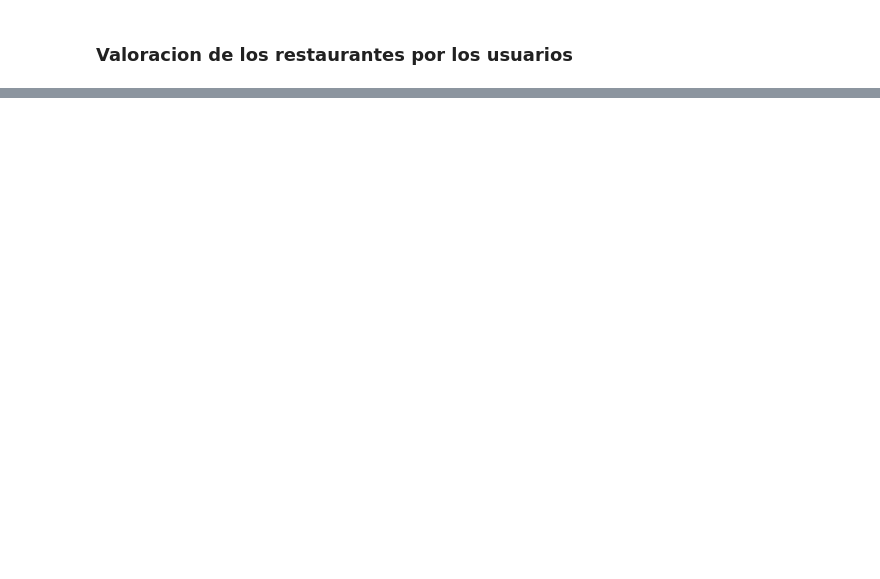
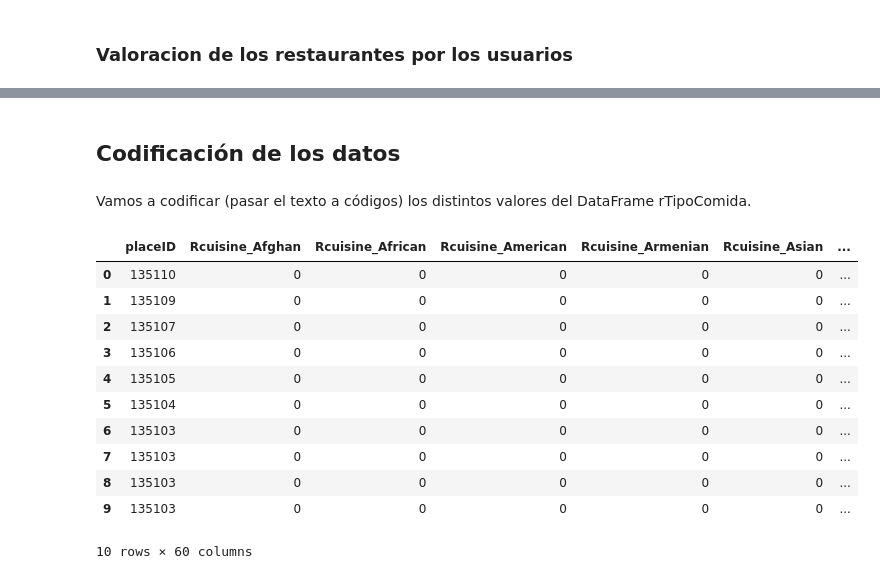
Before and after one commit to jorgeserranodelcerro/TFM_recommender_system, a Jupyter notebook: TFM.ipynb, the cells around one changed output, grey strips where cells are left out. Drawn from its saved outputs; the diff is of its cells as text; code cells hidden in the pictures; blank space fills up the shorter version.

Commit message:
Conocimiento de datos e inicio de codificacion

```diff
--- a/TFM.ipynb
+++ b/TFM.ipynb
@@ -271,0 +434,21 @@ rInfo = geoplaces2['placeID',]
+# %% [markdown]
+<a id='CodeData'></a>
+## Codificación de los datos
+# %% [markdown]
+Vamos a codificar (pasar el texto a códigos) los distintos valores del DataFrame rTipoComida.
+# %%
+rTipoComida_Clear = pd.get_dummies(rTipoComida,columns=['Rcuisine'])
+rTipoComida_Clear.head(10)
+# %% [output]
+|  | placeID | Rcuisine_Afghan | Rcuisine_African | Rcuisine_American | Rcuisine_Armenian | Rcuisine_Asian | ... |
+| 0 | 135110 | 0 | 0 | 0 | 0 | 0 | ... |
+| 1 | 135109 | 0 | 0 | 0 | 0 | 0 | ... |
+| 2 | 135107 | 0 | 0 | 0 | 0 | 0 | ... |
+| 3 | 135106 | 0 | 0 | 0 | 0 | 0 | ... |
+| 4 | 135105 | 0 | 0 | 0 | 0 | 0 | ... |
+| 5 | 135104 | 0 | 0 | 0 | 0 | 0 | ... |
+| 6 | 135103 | 0 | 0 | 0 | 0 | 0 | ... |
+| 7 | 135103 | 0 | 0 | 0 | 0 | 0 | ... |
+| 8 | 135103 | 0 | 0 | 0 | 0 | 0 | ... |
+| 9 | 135103 | 0 | 0 | 0 | 0 | 0 | ... |
+10 rows × 60 columns
```
Also changed, not shown: parts of 32 cells of this notebook.
